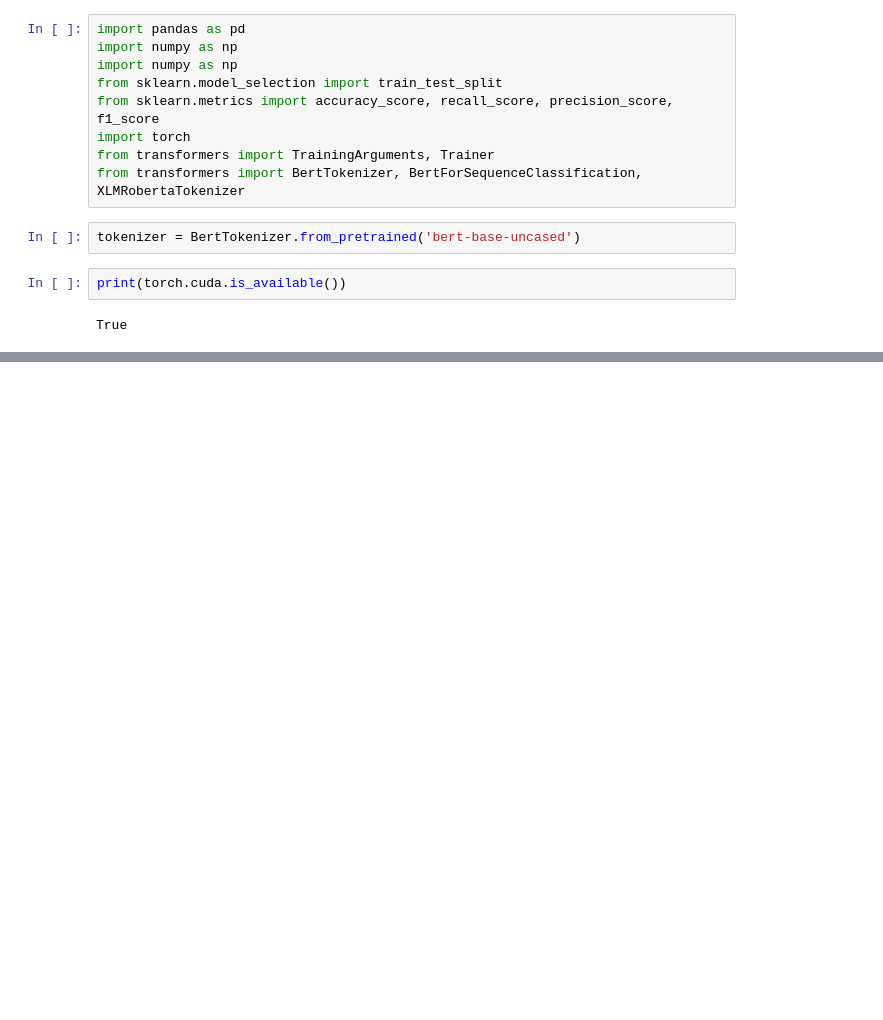
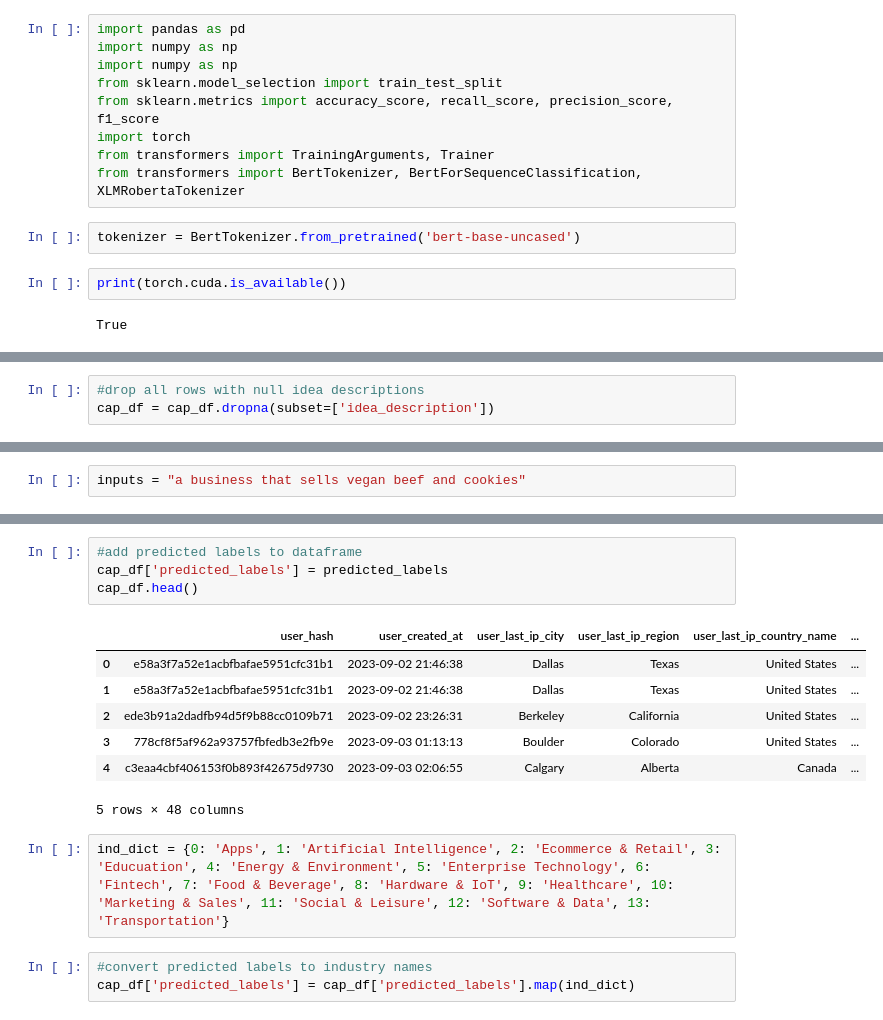
Before and after one commit to tyates33/Capstone-Code, a Jupyter notebook: CapstoneClassifier.ipynb, the cells around one changed output, grey strips where cells are left out. Cells and saved outputs as stored; diff of their text form; blank space fills up the shorter version.

```diff
--- a/CapstoneClassifier.ipynb
+++ b/CapstoneClassifier.ipynb
@@ -41,0 +30,3 @@ inputs = "Un restaurante que sirve carne de res y pollo."
+# %%
+#drop all rows with null idea descriptions
+cap_df = cap_df.dropna(subset=['idea_description'])
@@ -42,3 +35,5 @@ inputs = "Un restaurante que sirve carne de res y pollo."
+# %%
+inputs = "a business that sells vegan beef and cookies"
 # %%
 inputs = tokenizer(inputs,padding = True, truncation = True, return_tensors='pt').to('cuda')
 print(inputs)
@@ -66,0 +78,17 @@ print(predicted_labels)
+# %%
+#add predicted labels to dataframe
+cap_df['predicted_labels'] = predicted_labels
+cap_df.head()
+# %% [output]
+|  | user_hash | user_created_at | user_last_ip_city | user_last_ip_region | user_last_ip_country_name | ... |
+| 0 | e58a3f7a52e1acbfbafae5951cfc31b1 | 2023-09-02 21:46:38 | Dallas | Texas | United States | ... |
+| 1 | e58a3f7a52e1acbfbafae5951cfc31b1 | 2023-09-02 21:46:38 | Dallas | Texas | United States | ... |
+| 2 | ede3b91a2dadfb94d5f9b88cc0109b71 | 2023-09-02 23:26:31 | Berkeley | California | United States | ... |
+| 3 | 778cf8f5af962a93757fbfedb3e2fb9e | 2023-09-03 01:13:13 | Boulder | Colorado | United States | ... |
+| 4 | c3eaa4cbf406153f0b893f42675d9730 | 2023-09-03 02:06:55 | Calgary | Alberta | Canada | ... |
+5 rows × 48 columns
+# %%
+ind_dict = {0: 'Apps', 1: 'Artificial Intelligence', 2: 'Ecommerce & Retail', 3: 'Educuation', 4: 'Energy & Environment', 5: 'Enterprise Technology', 6: 'Fintech', 7: 'Food & Beverage', 8: 'Hardware & IoT', 9: 'Healthcare', 10: 'Marketing & Sales', 11: 'Social & Leisure', 12: 'Software & Data', 13: 'Transportation'}
+# %%
+#convert predicted labels to industry names
+cap_df['predicted_labels'] = cap_df['predicted_labels'].map(ind_dict)
```
Also changed, not shown: parts of 15 cells of this notebook.
